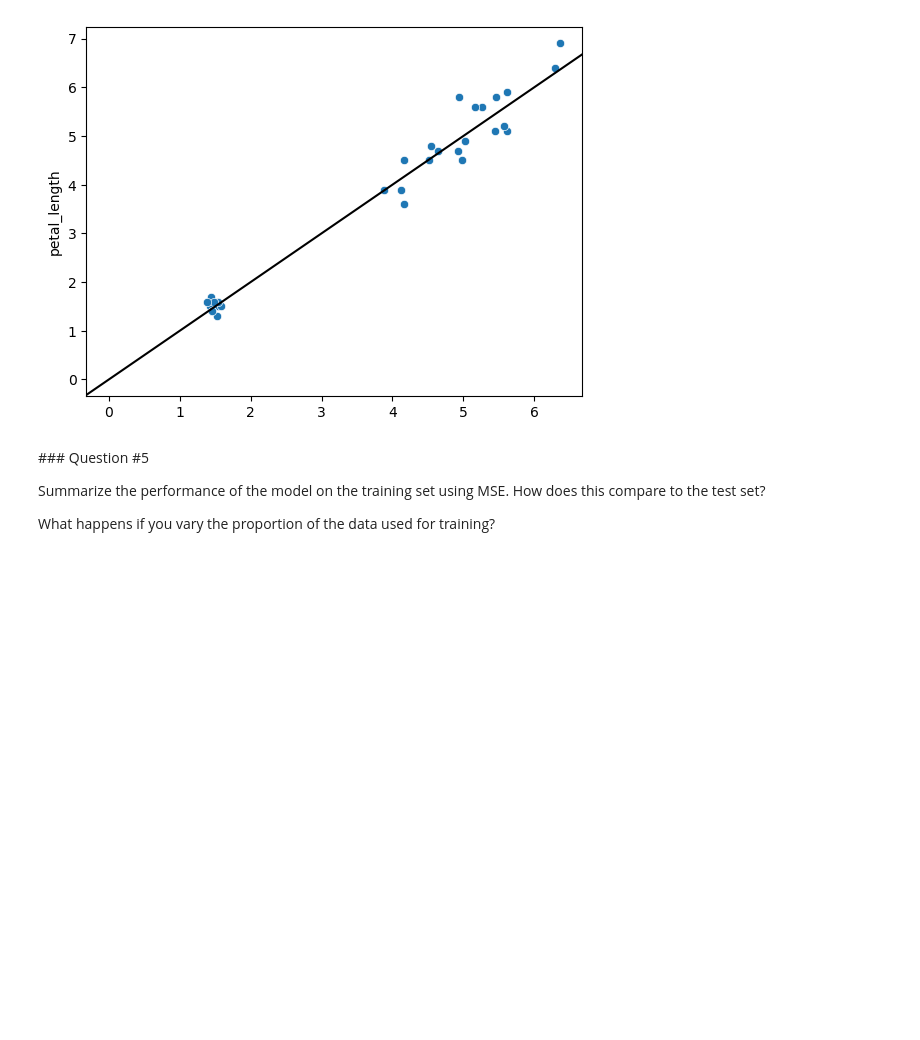
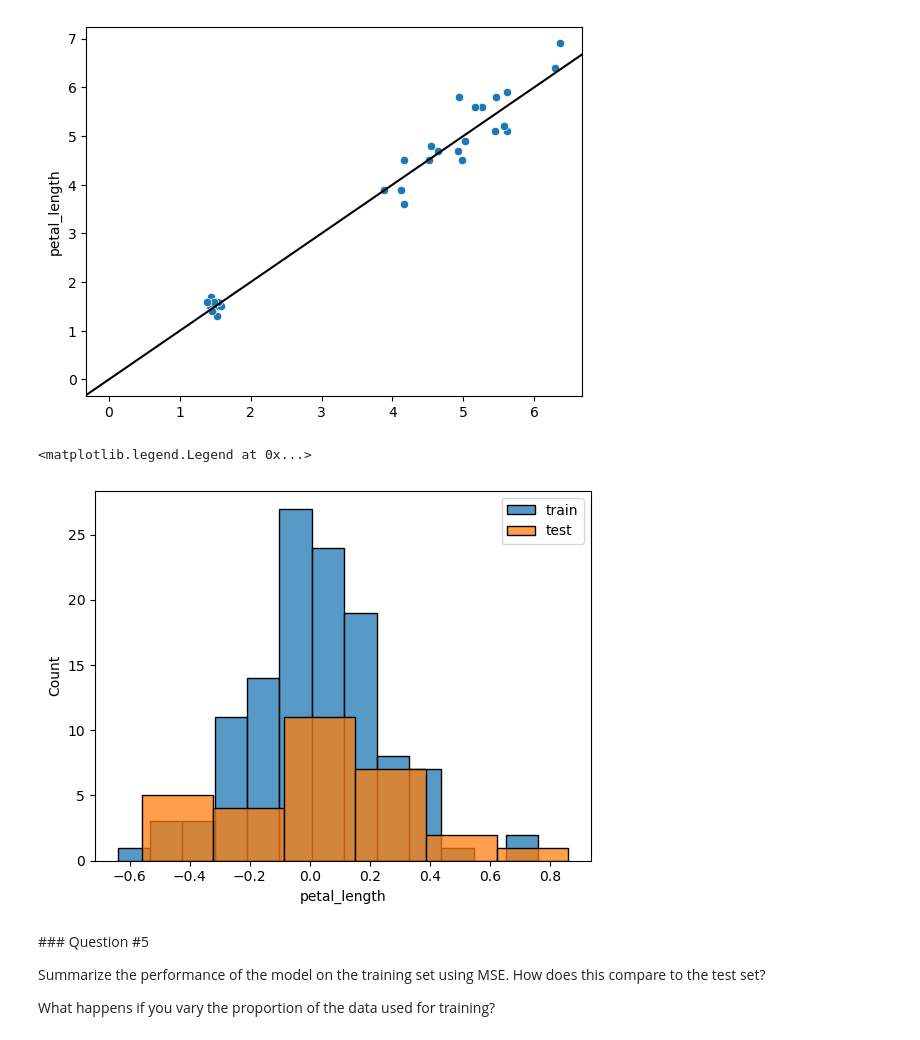
Before and after one commit to PeiZheng224/Advanced-Computing-Machine-Learning, a Jupyter notebook: 3.ipynb, the cells around one changed output. Saved outputs shown, nothing was run; the diff lists cells and outputs as text; code cells hidden in the pictures; blank space fills up the shorter version.

```diff
--- a/3.ipynb
+++ b/3.ipynb
@@ -181,6 +183,13 @@ ax.axline((0, 0), slope=1, color='#000')
 # %% [output]
 <matplotlib.lines.AxLine at 0x...>
 [figure]
+# %%
+ax = sns.histplot(y_train - y_train_hat, label='train')
+sns.histplot(y_test - y_test_hat, label='test')
+ax.legend()
+# %% [output]
+<matplotlib.legend.Legend at 0x...>
+[figure, added]
 # %% [markdown]
 ### Question #5
 
```
Also changed, not shown: parts of 1 cell of this notebook.
